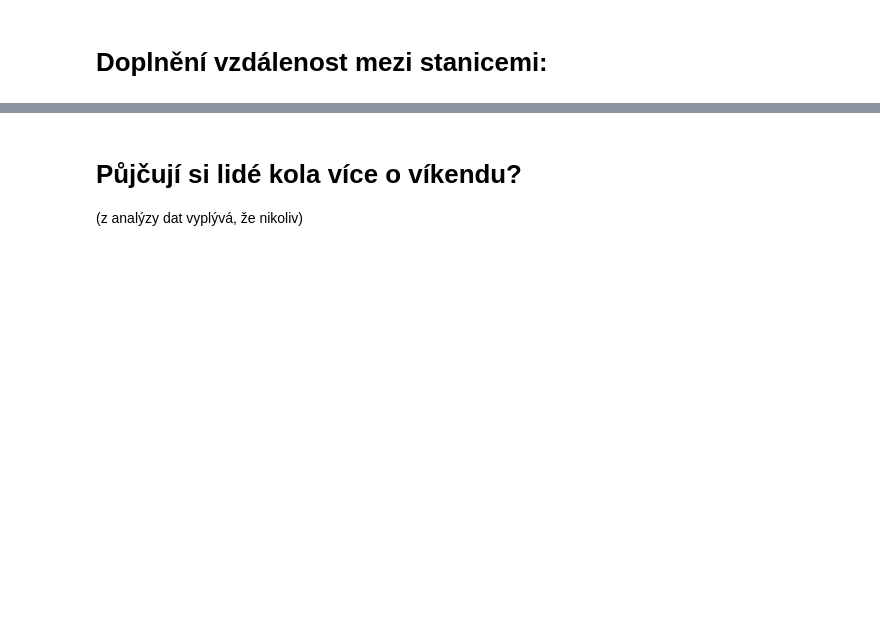
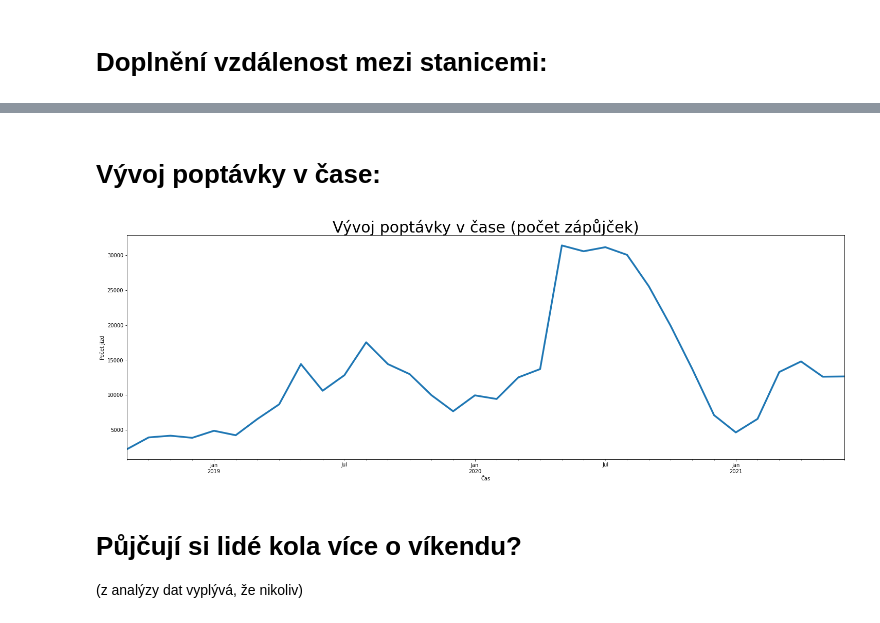
Before and after one commit to ondrejknopp/Engeto_Pandas_project, a Jupyter notebook: Engeto_Pandas_project_Knopp.ipynb, the cells around one changed output, grey strips where cells are left out. Drawn from its saved outputs; the diff is of its cells as text; code cells hidden in the pictures; blank space fills up the shorter version.

```diff
--- a/Engeto_Pandas_project_Knopp.ipynb
+++ b/Engeto_Pandas_project_Knopp.ipynb
@@ -87,6 +90,21 @@ bikes_df.sort_values('start_station_id', ascending = True).head(20)
 | 47 | 2018-09-17 10:10:12 | 2018-09-17 10:23:18 | 786 | 267 | Launch Day Event | The Meadows | ... |
 | 48 | 2018-09-17 10:10:53 | 2018-09-17 10:40:44 | 1791 | 171 | George Square | George Square, south side in fron... | ... |
 | 49 | 2018-09-17 10:11:41 | 2018-09-17 10:40:53 | 1752 | 171 | George Square | George Square, south side in fron... | ... |
+# %% [markdown]
+# Vývoj poptávky v čase:
+# %%
+demand_in_time_prep = bikes_df[['started_at','duration_minutes', 'iter']]
+#demand_in_time = demand_in_time_prep.groupby([demand_in_time_prep['started_at'].dt.date]).sum()
+demand_in_time = demand_in_time_prep.groupby(pd.Grouper(key='started_at', axis=0, freq='M')).sum()
+demand_in_time.rename(columns = {'started_at':'Date','iter':'Uses', 'duration_minutes':'Total_usage_time'}, inplace = True)
+
+
+demand_in_time['Uses'].plot(figsize =(25,8), linewidth = 3.5).set_title('Vývoj poptávky v čase (počet zápůjček)', fontsize=30)
+plt.ylabel('Počet jízd')
+plt.xlabel('Čas')
+plt.show()
+# %% [output]
+[figure, added]
 # %% [markdown]
 # Půjčují si lidé kola více o víkendu?
 (z analýzy dat vyplývá, že nikoliv)
```
Also changed, not shown: parts of 3 cells of this notebook.
